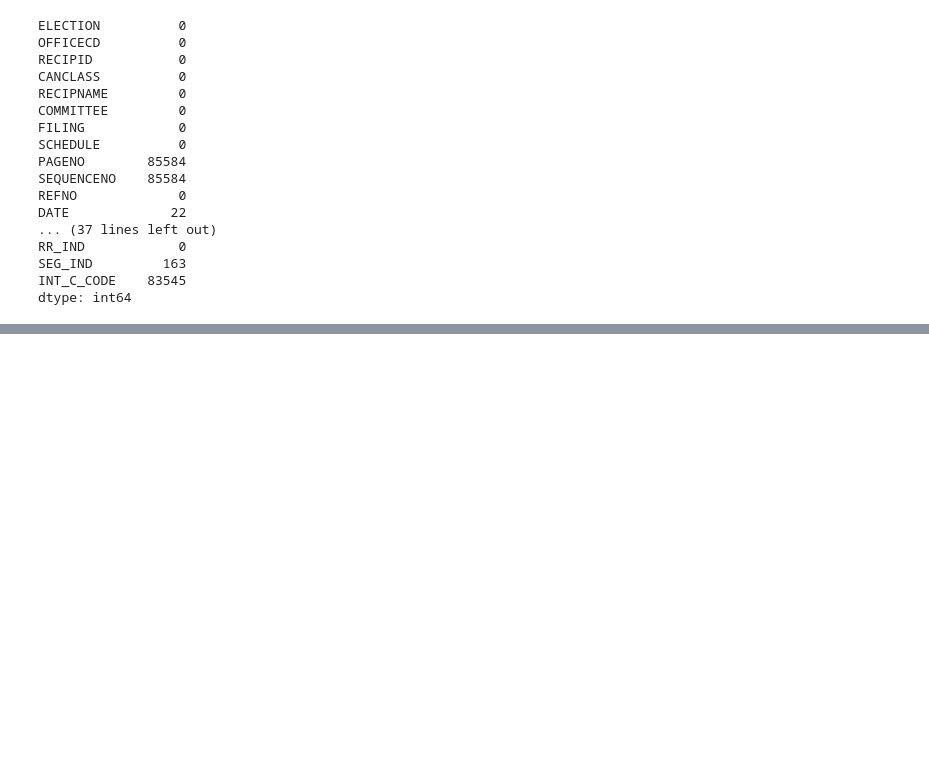
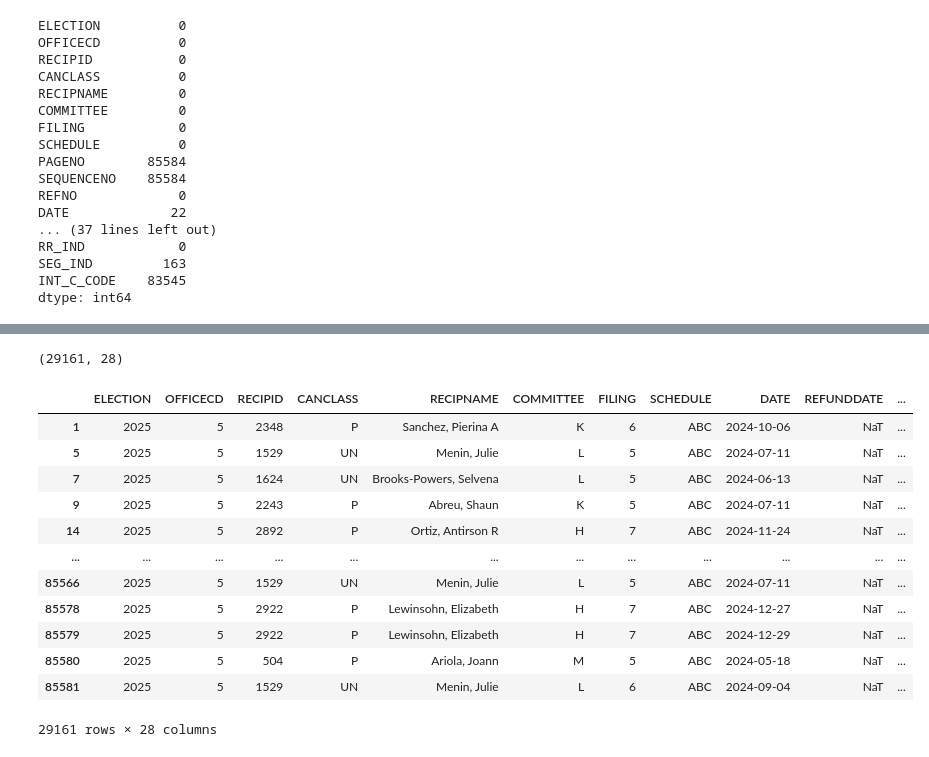
Before and after one commit to shenalt/city-campaigns-2025, a Jupyter notebook: 2025-candidates.ipynb, the cells around one changed output, grey strips where cells are left out. Drawn from its saved outputs; the diff is of its cells as text; code cells hidden in the pictures; blank space fills up the shorter version.

```diff
--- a/2025-candidates.ipynb
+++ b/2025-candidates.ipynb
@@ -53,0 +119,26 @@ print(df.duplicated().sum())
+# %%
+# SELECTING AND FILTERING
+cond1 = copy_df['OFFICECD'] == 5
+#pd.set_option('display.max_rows', None)
+gb_cols = ['RECIPNAME', 'NAME']
+copy_df = copy_df[cond1]
+print(copy_df.shape)
+#copy_df.sort_values('AMNT', ascending=False).groupby(gb_cols)['AMNT'].sum()
+#city_council_totals = df[cond1].groupby('RECIPNAME')['AMNT'].sum()
+#print(city_council_totals.sort_values(ascending=False))
+copy_df
+# %% [output]
+(29161, 28)
+|  | ELECTION | OFFICECD | RECIPID | CANCLASS | RECIPNAME | COMMITTEE | FILING | SCHEDULE | DATE | REFUNDDATE | ... |
+| 1 | 2025 | 5 | 2348 | P | Sanchez, Pierina A | K | 6 | ABC | 2024-10-06 | NaT | ... |
+| 5 | 2025 | 5 | 1529 | UN | Menin, Julie | L | 5 | ABC | 2024-07-11 | NaT | ... |
+| 7 | 2025 | 5 | 1624 | UN | Brooks-Powers, Selvena | L | 5 | ABC | 2024-06-13 | NaT | ... |
+| 9 | 2025 | 5 | 2243 | P | Abreu, Shaun | K | 5 | ABC | 2024-07-11 | NaT | ... |
+| 14 | 2025 | 5 | 2892 | P | Ortiz, Antirson R | H | 7 | ABC | 2024-11-24 | NaT | ... |
+| ... | ... | ... | ... | ... | ... | ... | ... | ... | ... | ... | ... |
+| 85566 | 2025 | 5 | 1529 | UN | Menin, Julie | L | 5 | ABC | 2024-07-11 | NaT | ... |
+| 85578 | 2025 | 5 | 2922 | P | Lewinsohn, Elizabeth | H | 7 | ABC | 2024-12-27 | NaT | ... |
+| 85579 | 2025 | 5 | 2922 | P | Lewinsohn, Elizabeth | H | 7 | ABC | 2024-12-29 | NaT | ... |
+| 85580 | 2025 | 5 | 504 | P | Ariola, Joann | M | 5 | ABC | 2024-05-18 | NaT | ... |
+| 85581 | 2025 | 5 | 1529 | UN | Menin, Julie | L | 6 | ABC | 2024-09-04 | NaT | ... |
+29161 rows × 28 columns
```
Also changed, not shown: parts of 9 cells of this notebook, 1 other file.
